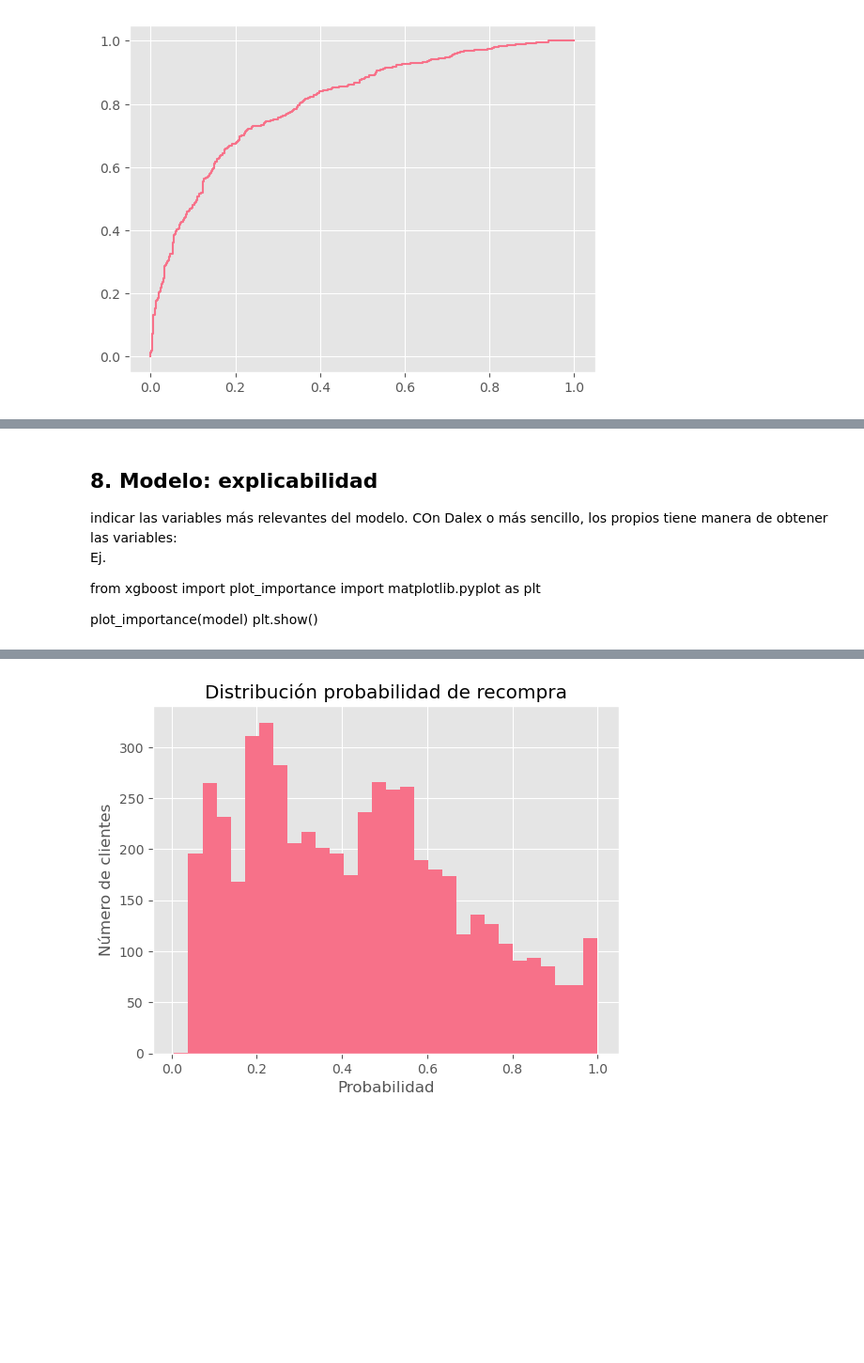
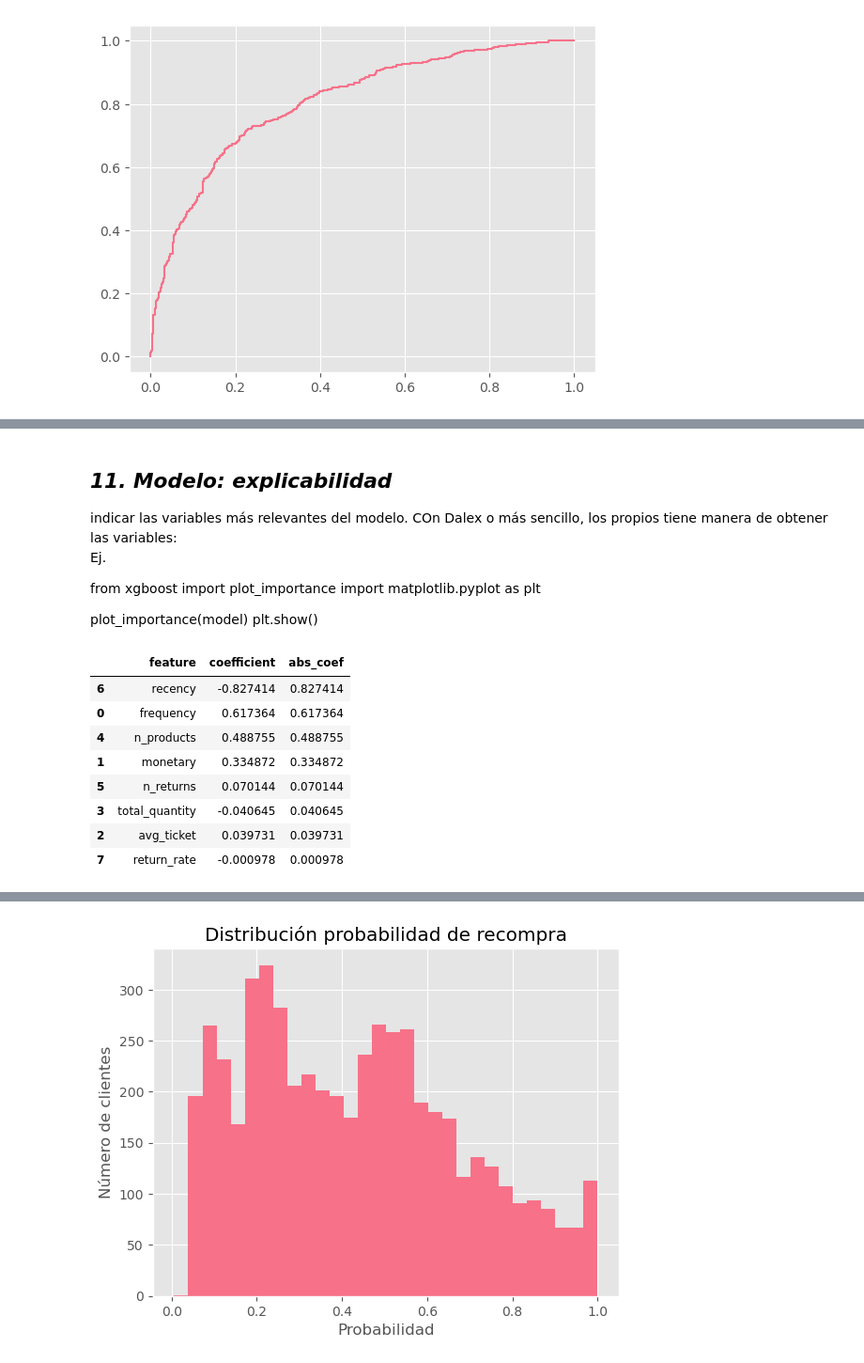
Before and after one commit to OscarFdz24/Proyecto_ML_Clientes_Oscar_Fernandez, a Jupyter notebook: model.ipynb, the cells around one changed output, grey strips where cells are left out. Shown at 94% size. Saved outputs shown, nothing was run; the diff lists cells and outputs as text; code cells hidden in the pictures; blank space fills up the shorter version.

```diff
--- a/model.ipynb
+++ b/model.ipynb
@@ -716,5 +831,5 @@ df_model.head(10)
 # %% [markdown]
-## 8. Modelo: explicabilidad
+## ***11. Modelo: explicabilidad***
 indicar las variables más relevantes del modelo. COn Dalex o más sencillo, los propios  tiene manera de obtener las variables:
 Ej.
 
@@ -723,3 +838,26 @@ import matplotlib.pyplot as plt
 
 plot_importance(model)
 plt.show()
+# %%
+# Extraemos los coeficientes del modelo
+importance = pd.DataFrame({
+    "feature": X.columns,
+    "coefficient": best_log.coef_[0]
+})
+
+# Ordenamos por importancia absoluta
+importance["abs_coef"] = importance["coefficient"].abs()
+importance = importance.sort_values("abs_coef", ascending=False)
+
+# Mostramos top variables
+importance.head(10)
+# %% [output]
+|  | feature | coefficient | abs_coef |
+| 6 | recency | -0.827414 | 0.827414 |
+| 0 | frequency | 0.617364 | 0.617364 |
+| 4 | n_products | 0.488755 | 0.488755 |
+| 1 | monetary | 0.334872 | 0.334872 |
+| 5 | n_returns | 0.070144 | 0.070144 |
+| 3 | total_quantity | -0.040645 | 0.040645 |
+| 2 | avg_ticket | 0.039731 | 0.039731 |
+| 7 | return_rate | -0.000978 | 0.000978 |
```
Also changed, not shown: parts of 33 cells of this notebook.
